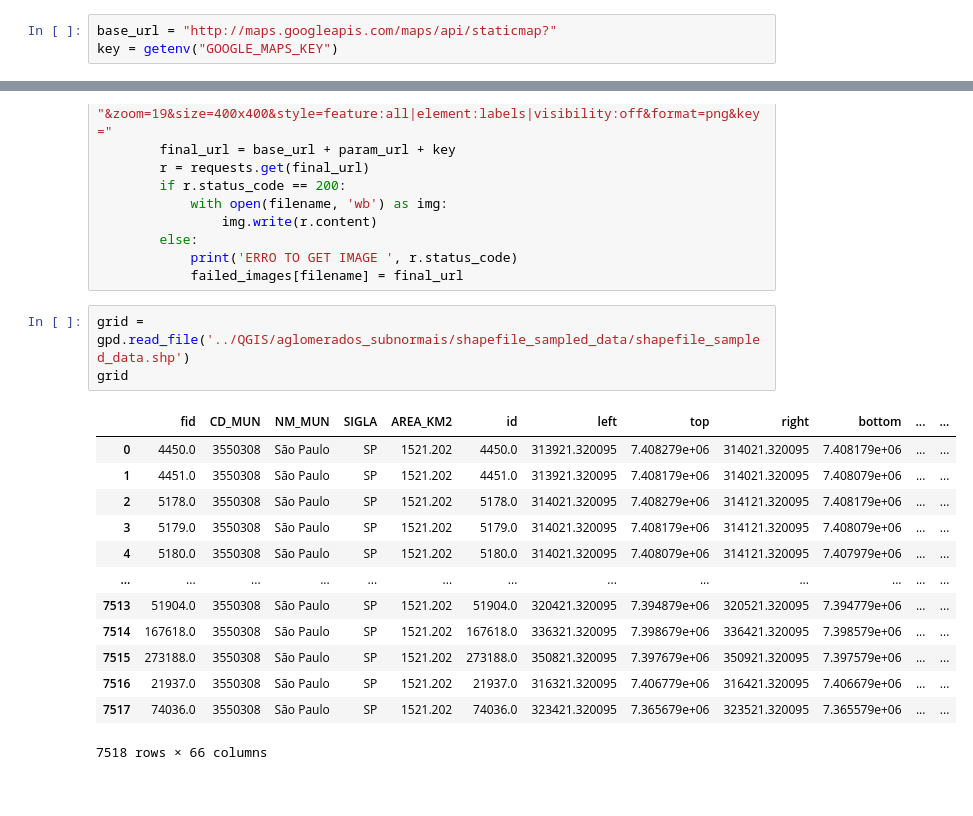
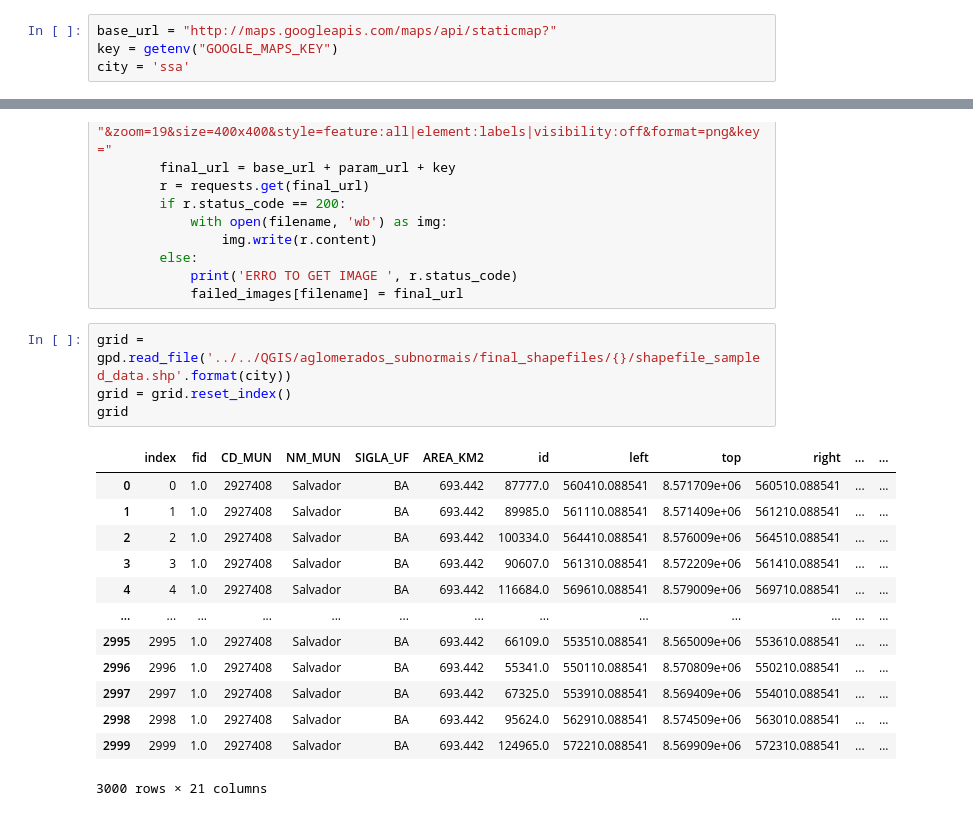
Before and after one commit to dev-jotape/cnn-slum-prediction, a Jupyter notebook: pre_processing/download_google_images.ipynb, the cells around one changed output, grey strips where cells are left out. Drawn from its saved outputs; the diff is of its cells as text.

```diff
--- a/pre_processing/download_google_images.ipynb
+++ b/pre_processing/download_google_images.ipynb
@@ -10,6 +10,7 @@ True
 # %%
 base_url = "http://maps.googleapis.com/maps/api/staticmap?"
 key = getenv("GOOGLE_MAPS_KEY")
+city = 'ssa'
 # %%
 failed_images = {}
 # %%
@@ -26,22 +27,23 @@ def download_image(lat, lon, filename):
             print('ERRO TO GET IMAGE ', r.status_code)
             failed_images[filename] = final_url
 # %%
-grid = gpd.read_file('../QGIS/aglomerados_subnormais/shapefile_sampled_data/shapefile_sampled_data.shp')
+grid = gpd.read_file('../../QGIS/aglomerados_subnormais/final_shapefiles/{}/shapefile_sampled_data.shp'.format(city))
+grid = grid.reset_index()
 grid
 # %% [output]
-|  | fid | CD_MUN | NM_MUN | SIGLA | AREA_KM2 | id | left | top | right | bottom | ... | ... |
-| 0 | 4450.0 | 3550308 | São Paulo | SP | 1521.202 | 4450.0 | 313921.320095 | 7.408279e+06 | 314021.320095 | 7.408179e+06 | ... | ... |
-| 1 | 4451.0 | 3550308 | São Paulo | SP | 1521.202 | 4451.0 | 313921.320095 | 7.408179e+06 | 314021.320095 | 7.408079e+06 | ... | ... |
-| 2 | 5178.0 | 3550308 | São Paulo | SP | 1521.202 | 5178.0 | 314021.320095 | 7.408279e+06 | 314121.320095 | 7.408179e+06 | ... | ... |
-| 3 | 5179.0 | 3550308 | São Paulo | SP | 1521.202 | 5179.0 | 314021.320095 | 7.408179e+06 | 314121.320095 | 7.408079e+06 | ... | ... |
-| 4 | 5180.0 | 3550308 | São Paulo | SP | 1521.202 | 5180.0 | 314021.320095 | 7.408079e+06 | 314121.320095 | 7.407979e+06 | ... | ... |
+|  | index | fid | CD_MUN | NM_MUN | SIGLA_UF | AREA_KM2 | id | left | top | right | ... | ... |
+| 0 | 0 | 1.0 | 2927408 | Salvador | BA | 693.442 | 87777.0 | 560410.088541 | 8.571709e+06 | 560510.088541 | ... | ... |
+| 1 | 1 | 1.0 | 2927408 | Salvador | BA | 693.442 | 89985.0 | 561110.088541 | 8.571409e+06 | 561210.088541 | ... | ... |
+| 2 | 2 | 1.0 | 2927408 | Salvador | BA | 693.442 | 100334.0 | 564410.088541 | 8.576009e+06 | 564510.088541 | ... | ... |
+| 3 | 3 | 1.0 | 2927408 | Salvador | BA | 693.442 | 90607.0 | 561310.088541 | 8.572209e+06 | 561410.088541 | ... | ... |
+| 4 | 4 | 1.0 | 2927408 | Salvador | BA | 693.442 | 116684.0 | 569610.088541 | 8.579009e+06 | 569710.088541 | ... | ... |
 | ... | ... | ... | ... | ... | ... | ... | ... | ... | ... | ... | ... | ... |
-| 7513 | 51904.0 | 3550308 | São Paulo | SP | 1521.202 | 51904.0 | 320421.320095 | 7.394879e+06 | 320521.320095 | 7.394779e+06 | ... | ... |
-| 7514 | 167618.0 | 3550308 | São Paulo | SP | 1521.202 | 167618.0 | 336321.320095 | 7.398679e+06 | 336421.320095 | 7.398579e+06 | ... | ... |
-| 7515 | 273188.0 | 3550308 | São Paulo | SP | 1521.202 | 273188.0 | 350821.320095 | 7.397679e+06 | 350921.320095 | 7.397579e+06 | ... | ... |
-| 7516 | 21937.0 | 3550308 | São Paulo | SP | 1521.202 | 21937.0 | 316321.320095 | 7.406779e+06 | 316421.320095 | 7.406679e+06 | ... | ... |
-| 7517 | 74036.0 | 3550308 | São Paulo | SP | 1521.202 | 74036.0 | 323421.320095 | 7.365679e+06 | 323521.320095 | 7.365579e+06 | ... | ... |
+| 2995 | 2995 | 1.0 | 2927408 | Salvador | BA | 693.442 | 66109.0 | 553510.088541 | 8.565009e+06 | 553610.088541 | ... | ... |
+| 2996 | 2996 | 1.0 | 2927408 | Salvador | BA | 693.442 | 55341.0 | 550110.088541 | 8.570809e+06 | 550210.088541 | ... | ... |
+| 2997 | 2997 | 1.0 | 2927408 | Salvador | BA | 693.442 | 67325.0 | 553910.088541 | 8.569409e+06 | 554010.088541 | ... | ... |
+| 2998 | 2998 | 1.0 | 2927408 | Salvador | BA | 693.442 | 95624.0 | 562910.088541 | 8.574509e+06 | 563010.088541 | ... | ... |
+| 2999 | 2999 | 1.0 | 2927408 | Salvador | BA | 693.442 | 124965.0 | 572210.088541 | 8.569909e+06 | 572310.088541 | ... | ... |
-7518 rows × 66 columns
+3000 rows × 21 columns
 # %%
 for index, el in grid.iterrows():
     print(index)
```
Also changed, not shown: parts of 1 cell of this notebook, 20 other files.
